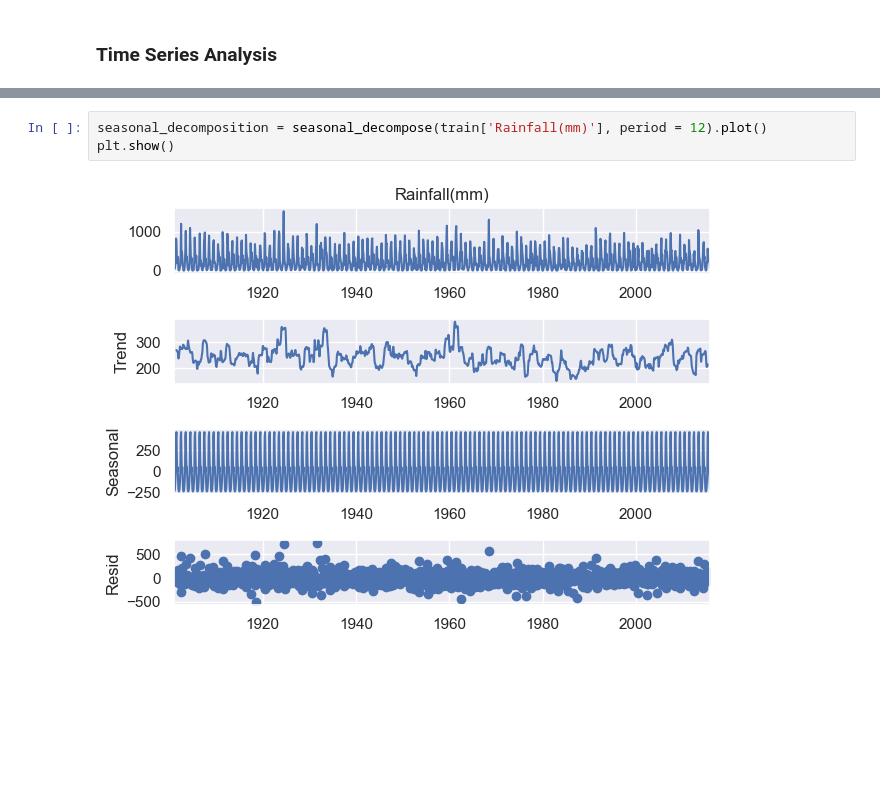
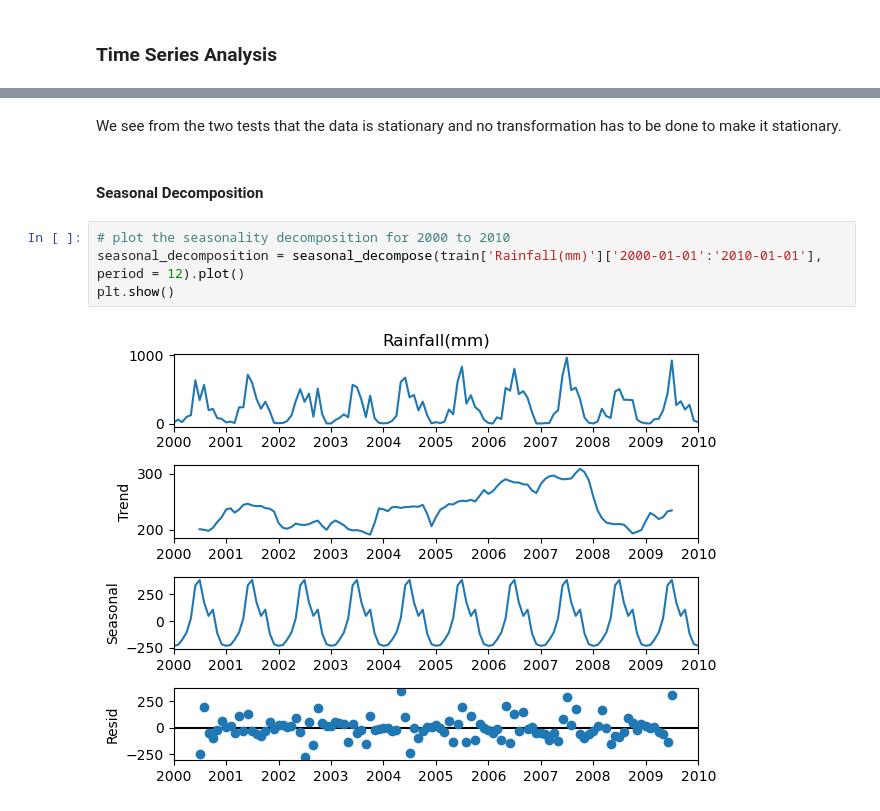
Before and after one commit to jishnu3000/flood-prediction, a Jupyter notebook: F20PA.ipynb, the cells around one changed output, grey strips where cells are left out. Drawn from its saved outputs; the diff is of its cells as text; blank space fills up the shorter version.

```diff
--- a/F20PA.ipynb
+++ b/F20PA.ipynb
@@ -364,5 +385,10 @@ Critical Values:
+# %% [markdown]
+We see from the two tests that the data is stationary and no transformation has to be done to make it stationary.
+# %% [markdown]
+#### Seasonal Decomposition
 # %%
-seasonal_decomposition = seasonal_decompose(train['Rainfall(mm)'], period = 12).plot()
+# plot the seasonality decomposition for 2000 to 2010
+seasonal_decomposition = seasonal_decompose(train['Rainfall(mm)']['2000-01-01':'2010-01-01'], period = 12).plot()
 plt.show()
 # %% [output]
-[figure, old version]
+[figure, new version]
```
Also changed, not shown: parts of 69 cells of this notebook.
